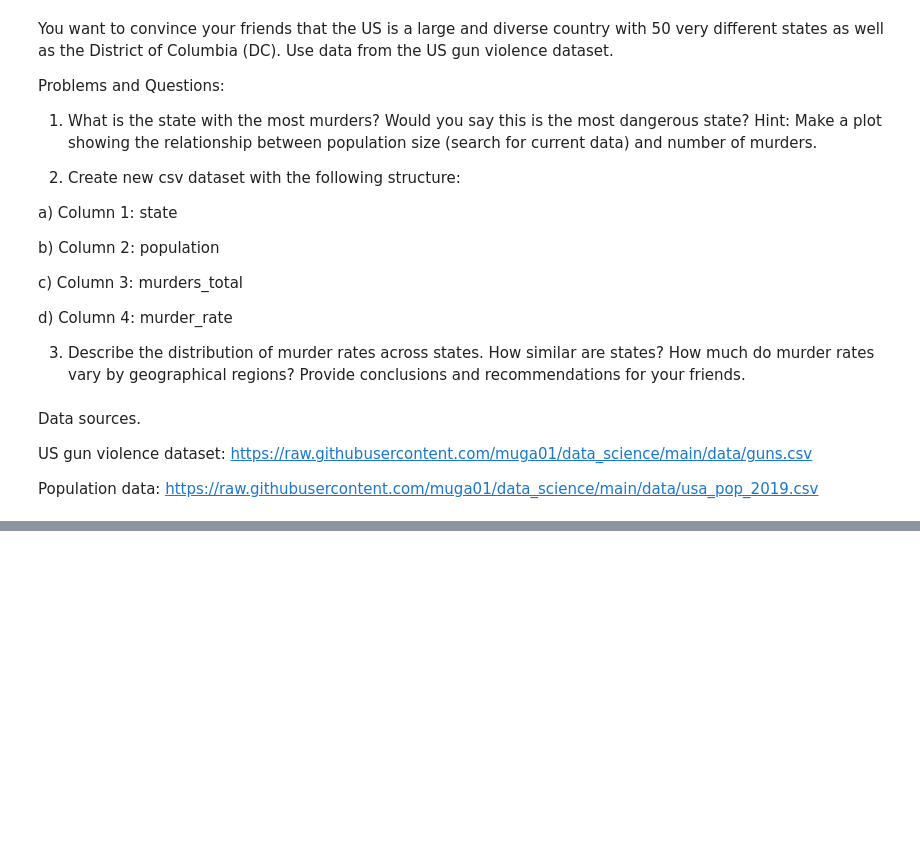
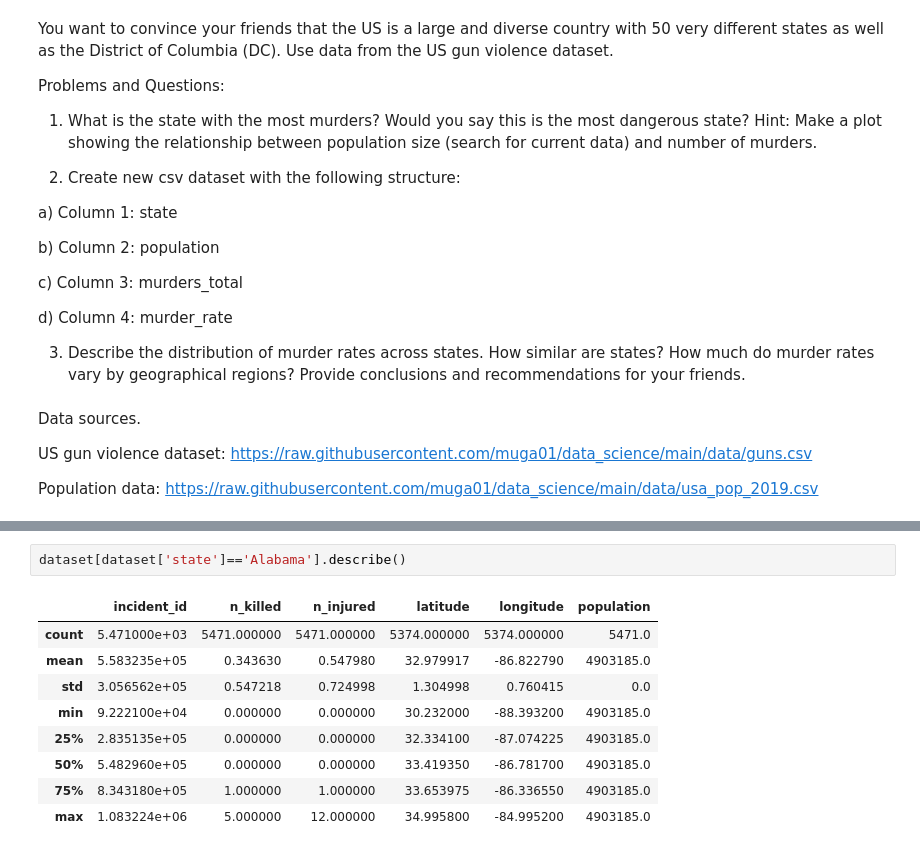
Before and after one commit to muga01/python_basics, a Jupyter notebook: Exercise3.ipynb, the cells around one changed output, grey strips where cells are left out. Drawn from its saved outputs; the diff is of its cells as text; blank space fills up the shorter version.

```diff
--- a/Exercise3.ipynb
+++ b/Exercise3.ipynb
@@ -30,0 +65,12 @@ Population data: https://raw.githubusercontent.com/muga01/data_science/main/data
+# %%
+dataset[dataset['state']=='Alabama'].describe()
+# %% [output]
+|  | incident_id | n_killed | n_injured | latitude | longitude | population |
+| count | 5.471000e+03 | 5471.000000 | 5471.000000 | 5374.000000 | 5374.000000 | 5471.0 |
+| mean | 5.583235e+05 | 0.343630 | 0.547980 | 32.979917 | -86.822790 | 4903185.0 |
+| std | 3.056562e+05 | 0.547218 | 0.724998 | 1.304998 | 0.760415 | 0.0 |
+| min | 9.222100e+04 | 0.000000 | 0.000000 | 30.232000 | -88.393200 | 4903185.0 |
+| 25% | 2.835135e+05 | 0.000000 | 0.000000 | 32.334100 | -87.074225 | 4903185.0 |
+| 50% | 5.482960e+05 | 0.000000 | 0.000000 | 33.419350 | -86.781700 | 4903185.0 |
+| 75% | 8.343180e+05 | 1.000000 | 1.000000 | 33.653975 | -86.336550 | 4903185.0 |
+| max | 1.083224e+06 | 5.000000 | 12.000000 | 34.995800 | -84.995200 | 4903185.0 |
```
Also changed, not shown: parts of 14 cells of this notebook.
